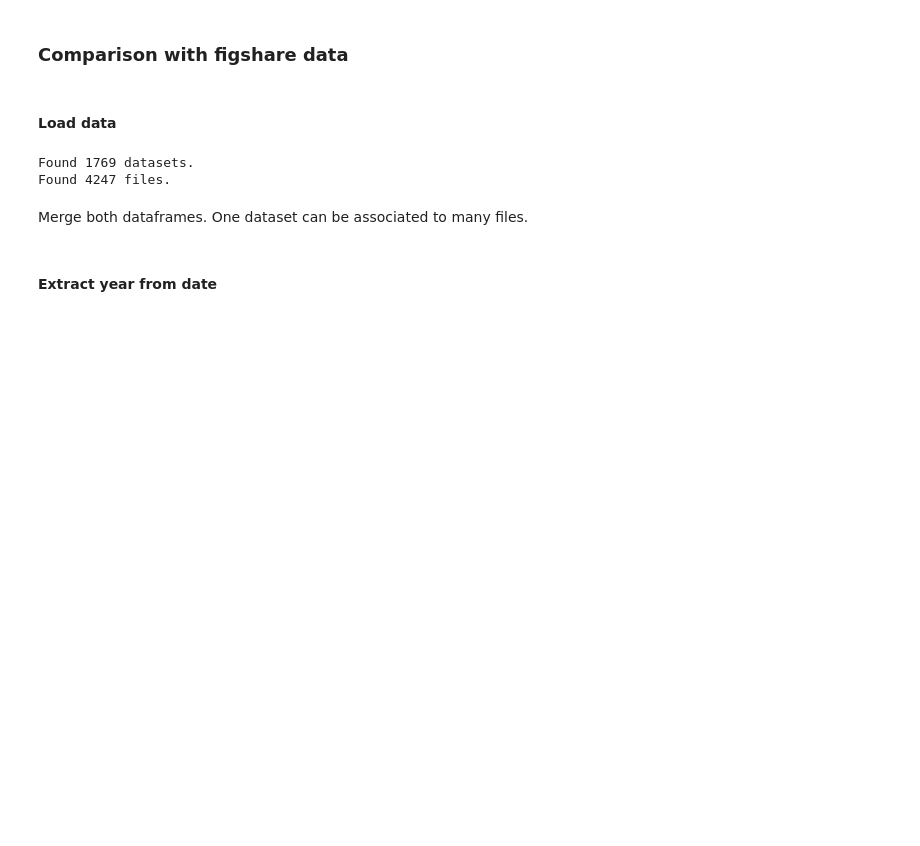
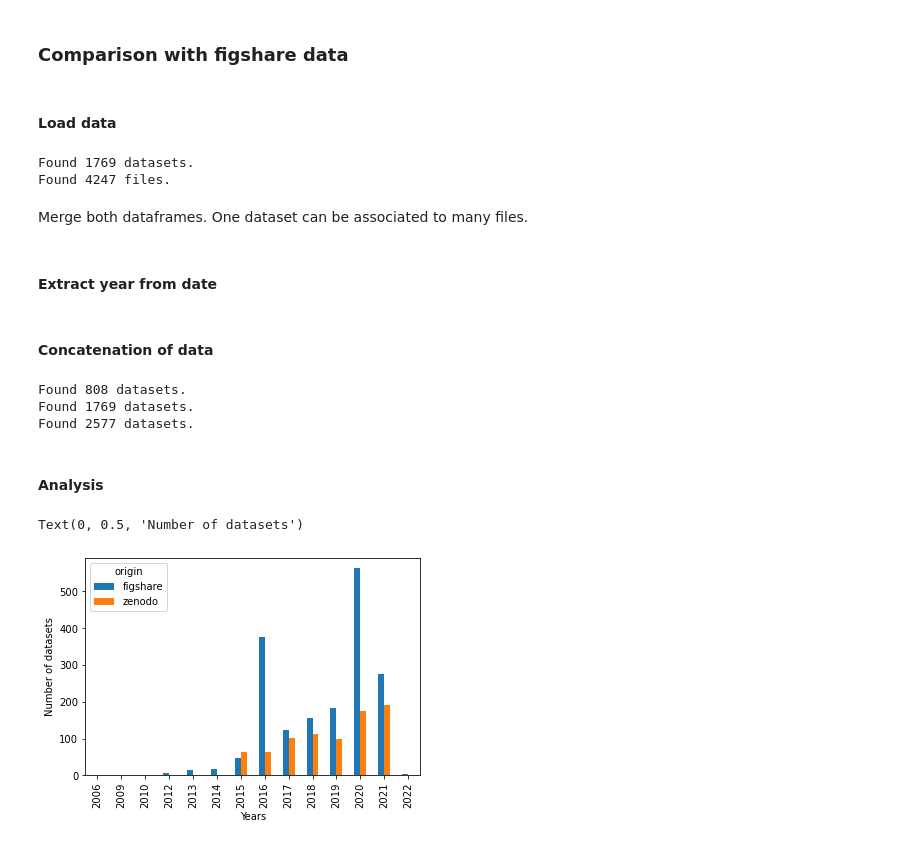
Before and after one commit to MDverse/mdws, a Jupyter notebook: notebooks/analyze_zenodo.ipynb, the cells around one changed output. Drawn from its saved outputs; the diff is of its cells as text; code cells hidden in the pictures; blank space fills up the shorter version.

Commit message:
Comparison with Figshare : quantification of data over time

```diff
--- a/notebooks/analyze_zenodo.ipynb
+++ b/notebooks/analyze_zenodo.ipynb
@@ -371,3 +371,24 @@ tab_f = pd.merge(files_f, datasets_f, how="left", on=["dataset_id", "origin"], v
 # %%
 tab_f["years"] = tab_f["date_creation"].apply(lambda x: int(x[:4]))
 datasets_f["years"] = datasets_f["date_creation"].apply(lambda x: int(x[:4]))
+# %% [markdown]
+#### Concatenation of data
+# %%
+tot = pd.concat([tab, tab_f])
+datasets_tot = pd.concat([datasets, datasets_f])
+print(f"Found {datasets.shape[0]} datasets.")
+print(f"Found {datasets_f.shape[0]} datasets.")
+print(f"Found {datasets_tot.shape[0]} datasets.")
+# %% [output]
+Found 808 datasets.
+Found 1769 datasets.
+Found 2577 datasets.
+# %% [markdown]
+#### Analysis
+# %%
+datasets_tot.groupby(["years", "origin"])["dataset_id"].size().unstack().plot(kind="bar", stacked=False)
+plt.xlabel("Years")
+plt.ylabel("Number of datasets")
+# %% [output]
+Text(0, 0.5, 'Number of datasets')
+[figure, added]
```
Also changed, not shown: parts of 2 cells of this notebook.
